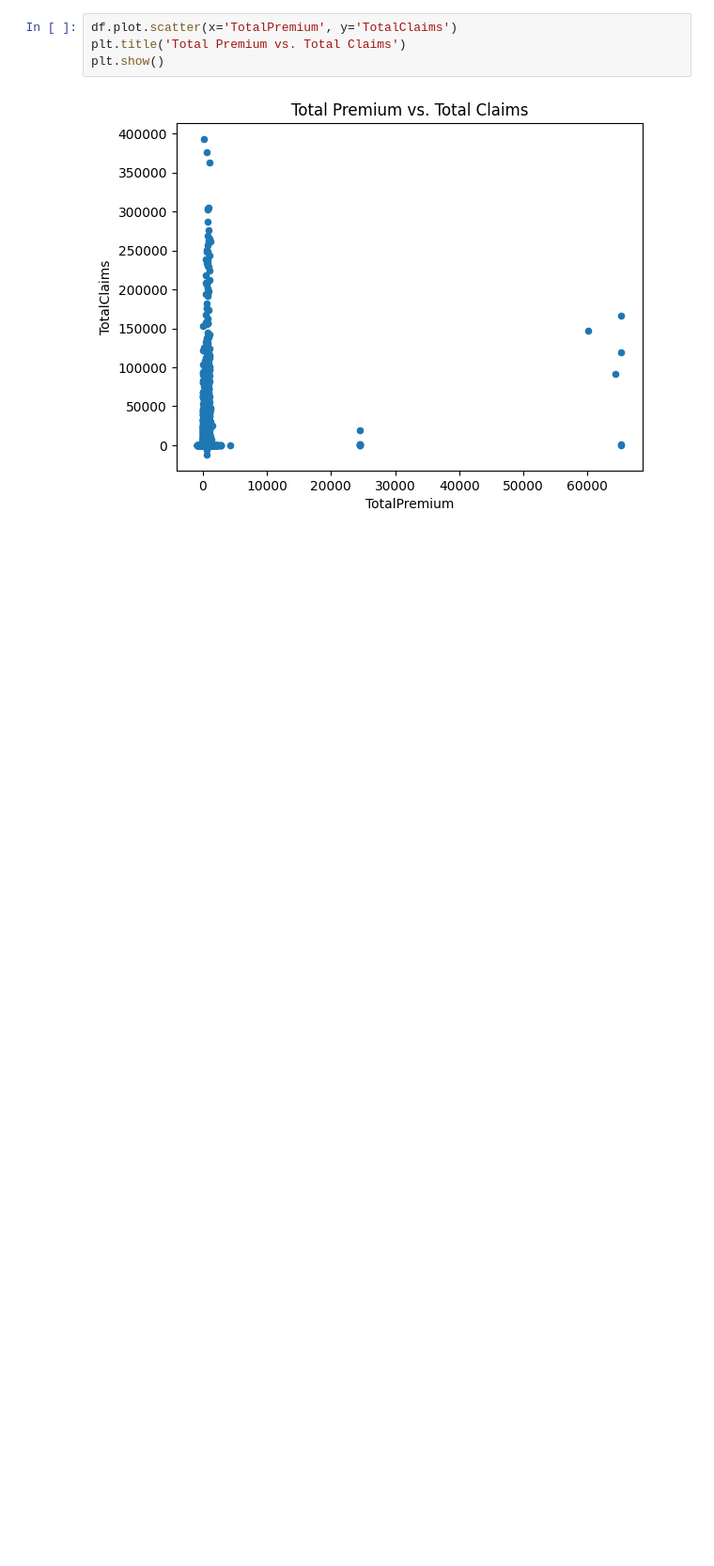
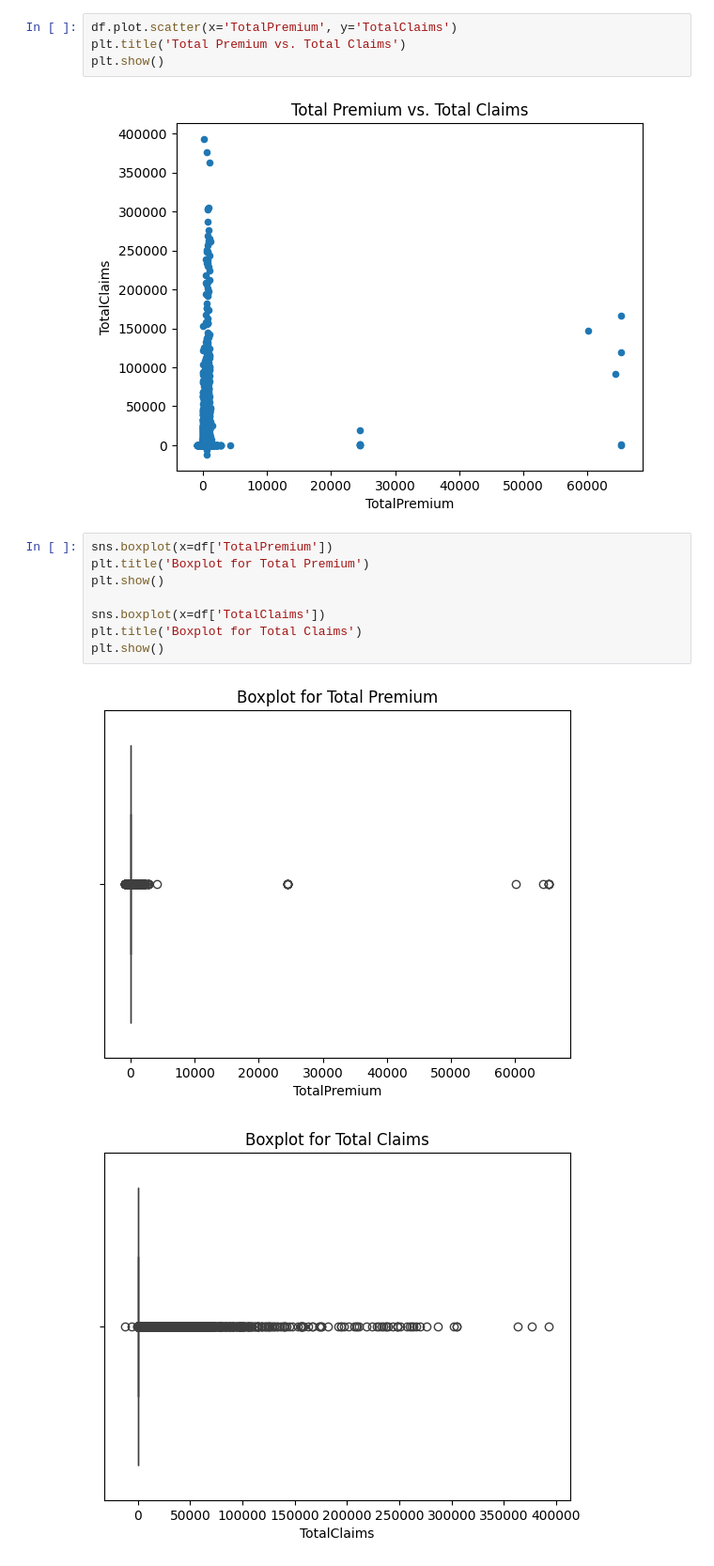
Before and after one commit to Birkity/ACIS, a Jupyter notebook: notebooks/task_1.ipynb, the cells around one changed output. Shown at 94% size. Saved outputs shown, nothing was run; the diff lists cells and outputs as text; blank space fills up the shorter version.

```diff
--- a/notebooks/task_1.ipynb
+++ b/notebooks/task_1.ipynb
@@ -154,3 +154,14 @@ plt.title('Total Premium vs. Total Claims')
 plt.show()
 # %% [output]
 [figure]
+# %%
+sns.boxplot(x=df['TotalPremium'])
+plt.title('Boxplot for Total Premium')
+plt.show()
+
+sns.boxplot(x=df['TotalClaims'])
+plt.title('Boxplot for Total Claims')
+plt.show()
+# %% [output]
+[figure, added]
+[figure, added]
```
